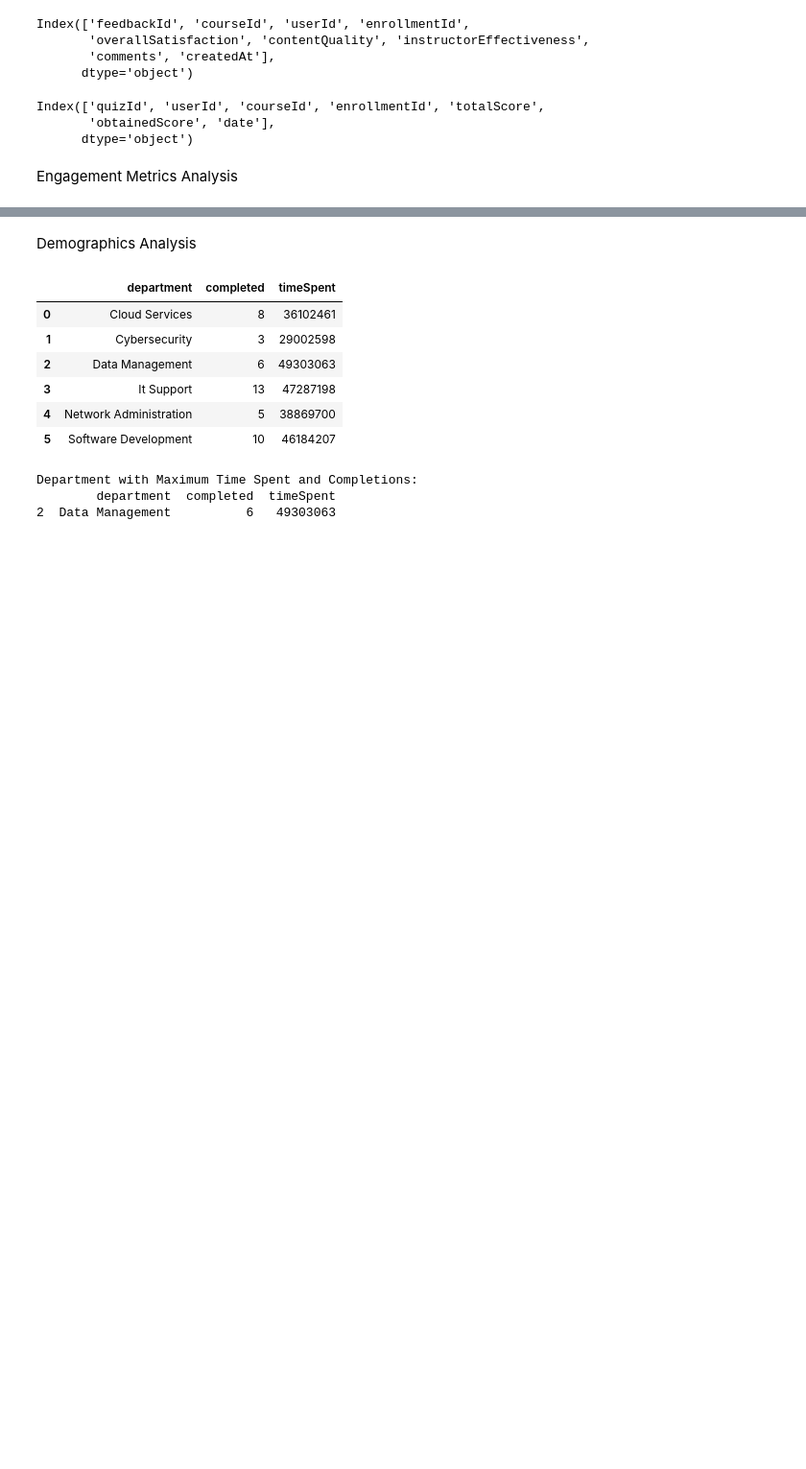
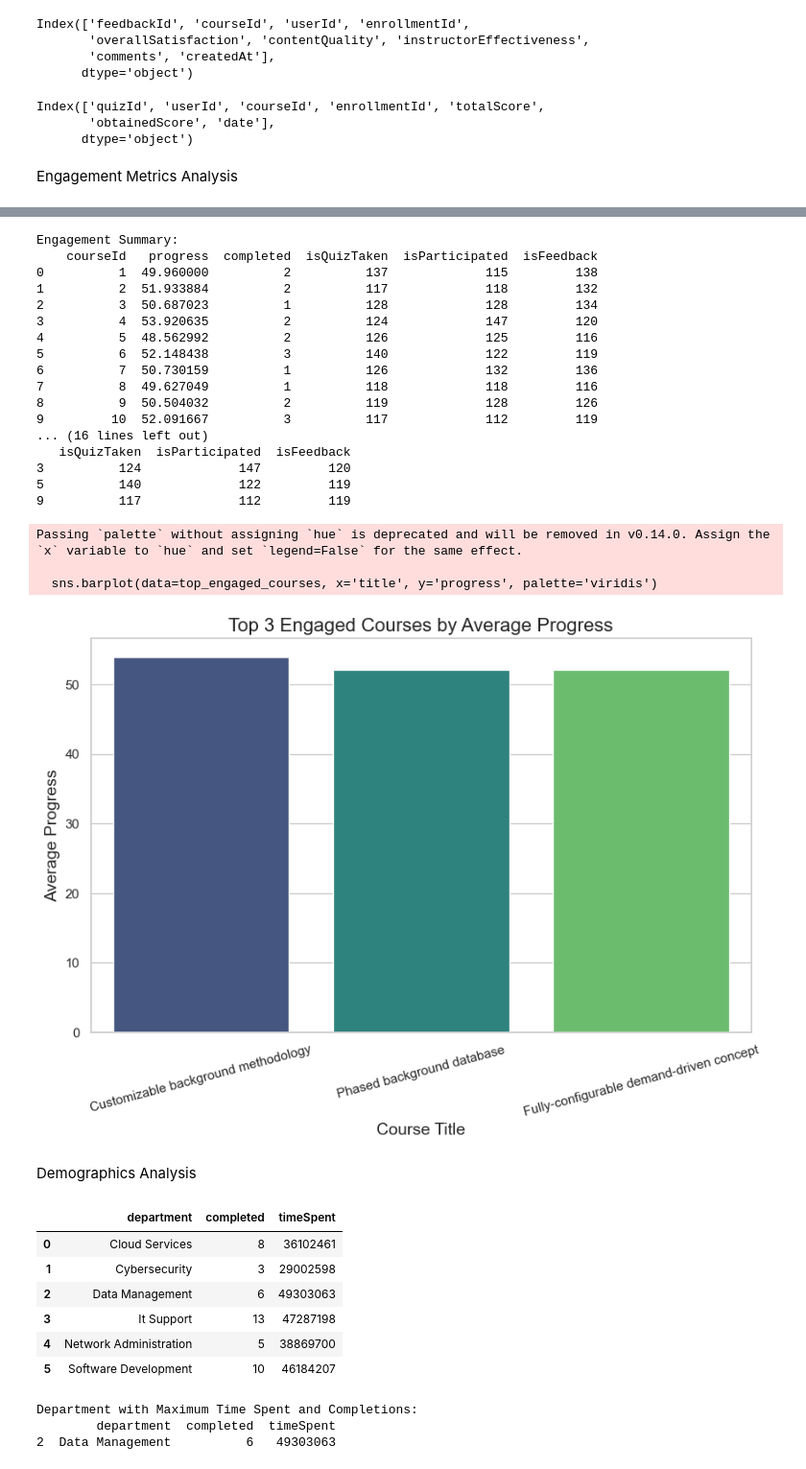
Before and after one commit to SujithaaR/FINAL-PROJECT---DWH, a Jupyter notebook: DWH/report.ipynb, the cells around one changed output, grey strips where cells are left out. Shown: that part at 96% size. Drawn from its saved outputs; the diff is of its cells as text; code cells hidden in the pictures; blank space fills up the shorter version.

Commit message:
few visualization added in dwh

```diff
--- a/DWH/report.ipynb
+++ b/DWH/report.ipynb
@@ -184,3 +154,68 @@ Engagement Summary:
+# %%
+# Engagement summary
+engagement_summary = fact_engagement_table.groupby('courseId').agg({
+    'progress': 'mean',
+    'completed': 'sum',
+    'isQuizTaken': 'sum',
+    'isParticipated': 'sum',
+    'isFeedback': 'sum'
+}).reset_index()
+
+print("Engagement Summary:")
+print(engagement_summary)
+
+# Merge the engagement summary with course titles
+engagement_summary_with_titles = engagement_summary.merge(dim_course, left_on='courseId', right_on='course_id')
+
+# Sort by 'progress' and get the top 3 courses
+top_engaged_courses = engagement_summary_with_titles.sort_values(by='progress', ascending=False).head(3)
+
+# Display relevant columns including the course title
+print("Top 3 Engaged Courses:")
+print(top_engaged_courses[['title', 'progress', 'completed', 'isQuizTaken', 'isParticipated', 'isFeedback']])
+
+import matplotlib.pyplot as plt
+import seaborn as sns
+
+# Assuming top_engaged_courses is already defined
+plt.figure(figsize=(10, 6))
+
+# Set the style
+sns.set(style='whitegrid')
+
+# Create a bar plot for the top 3 engaged courses
+sns.barplot(data=top_engaged_courses, x='title', y='progress', palette='viridis')
+
+# Add labels and title
+plt.title('Top 3 Engaged Courses by Average Progress', fontsize=16)
+plt.xlabel('Course Title', fontsize=14)
+plt.ylabel('Average Progress', fontsize=14)
+plt.xticks(rotation=15)  # Rotate x labels for better readability
+
+# Show the plot
+plt.show()
+# %% [output]
+Engagement Summary:
+    courseId   progress  completed  isQuizTaken  isParticipated  isFeedback
+0          1  49.960000          2          137             115         138
+1          2  51.933884          2          117             118         132
+2          3  50.687023          1          128             128         134
+3          4  53.920635          2          124             147         120
+4          5  48.562992          2          126             125         116
+5          6  52.148438          3          140             122         119
+6          7  50.730159          1          126             132         136
+7          8  49.627049          1          118             118         116
+8          9  50.504032          2          119             128         126
+9         10  52.091667          3          117             112         119
+... (16 lines left out)
+   isQuizTaken  isParticipated  isFeedback
+3          124             147         120
+5          140             122         119
+9          117             112         119
+Passing `palette` without assigning `hue` is deprecated and will be removed in v0.14.0. Assign the `x` variable to `hue` and set `legend=False` for the same effect.
+
+  sns.barplot(data=top_engaged_courses, x='title', y='progress', palette='viridis')
+[figure, added]
 # %% [markdown]
 Demographics Analysis
 # %%
```
Also changed, not shown: parts of 7 cells of this notebook, 1 other file.
